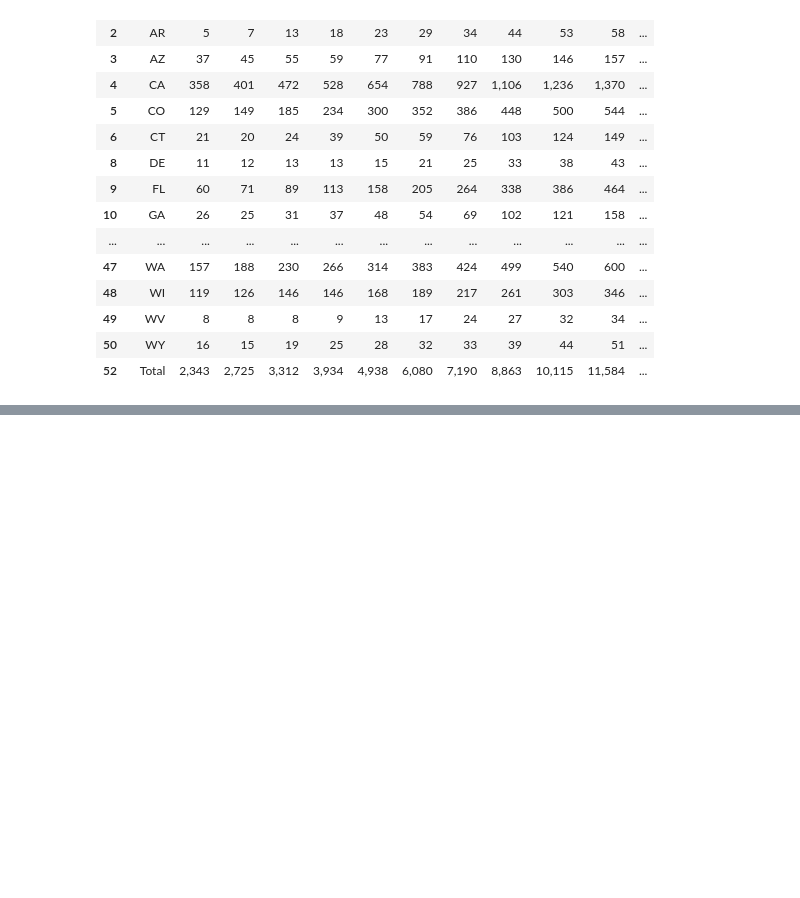
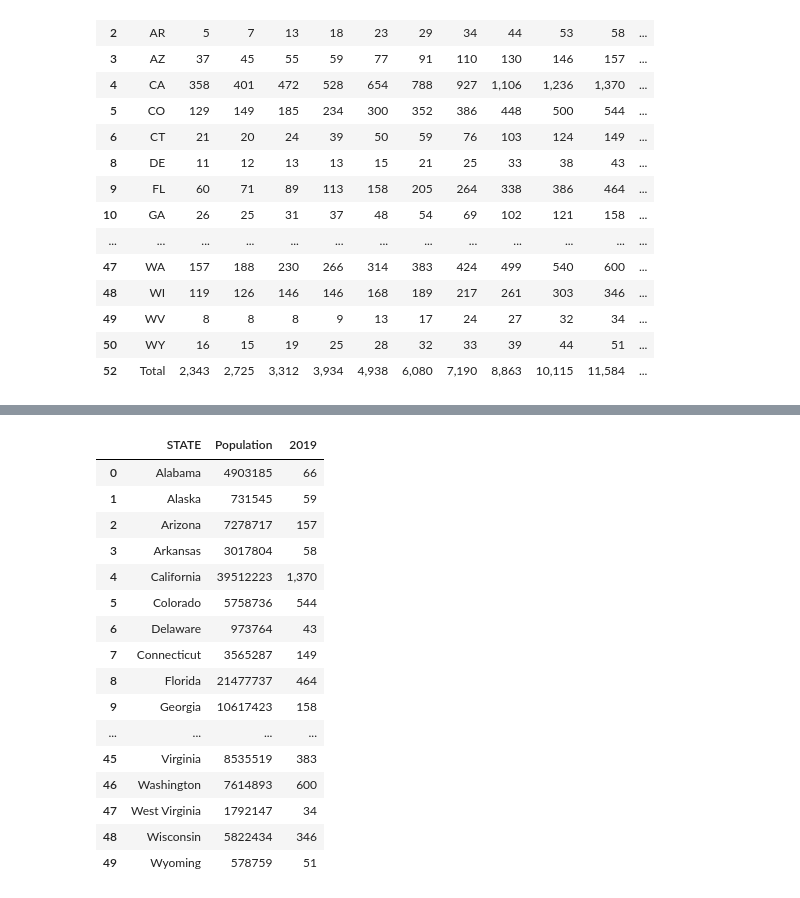
Before and after one commit to matheus-g-a/PROJECT1, a Jupyter notebook: data_files/Census pop.ipynb, the cells around one changed output, grey strips where cells are left out. Drawn from its saved outputs; the diff is of its cells as text; code cells hidden in the pictures; blank space fills up the shorter version.

Commit message:
merged dfs

```diff
--- a/data_files/Census pop.ipynb
+++ b/data_files/Census pop.ipynb
@@ -191,0 +192,22 @@ nineteen_csv
+# %%
+#merge dfs
+merged_df = pd.merge(state_pop, nineteen_csv, on = "STATE")
+merged_df
+# %% [output]
+|  | STATE | Population | 2019 |
+| 0 | Alabama | 4903185 | 66 |
+| 1 | Alaska | 731545 | 59 |
+| 2 | Arizona | 7278717 | 157 |
+| 3 | Arkansas | 3017804 | 58 |
+| 4 | California | 39512223 | 1,370 |
+| 5 | Colorado | 5758736 | 544 |
+| 6 | Delaware | 973764 | 43 |
+| 7 | Connecticut | 3565287 | 149 |
+| 8 | Florida | 21477737 | 464 |
+| 9 | Georgia | 10617423 | 158 |
+| ... | ... | ... | ... |
+| 45 | Virginia | 8535519 | 383 |
+| 46 | Washington | 7614893 | 600 |
+| 47 | West Virginia | 1792147 | 34 |
+| 48 | Wisconsin | 5822434 | 346 |
+| 49 | Wyoming | 578759 | 51 |
```
Also changed, not shown: parts of 5 cells of this notebook.
